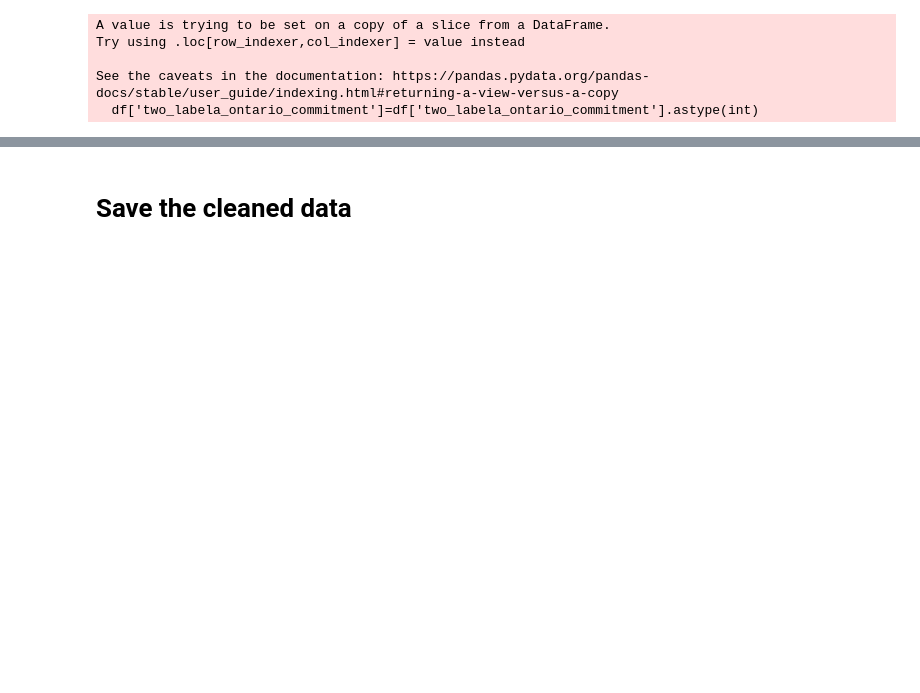
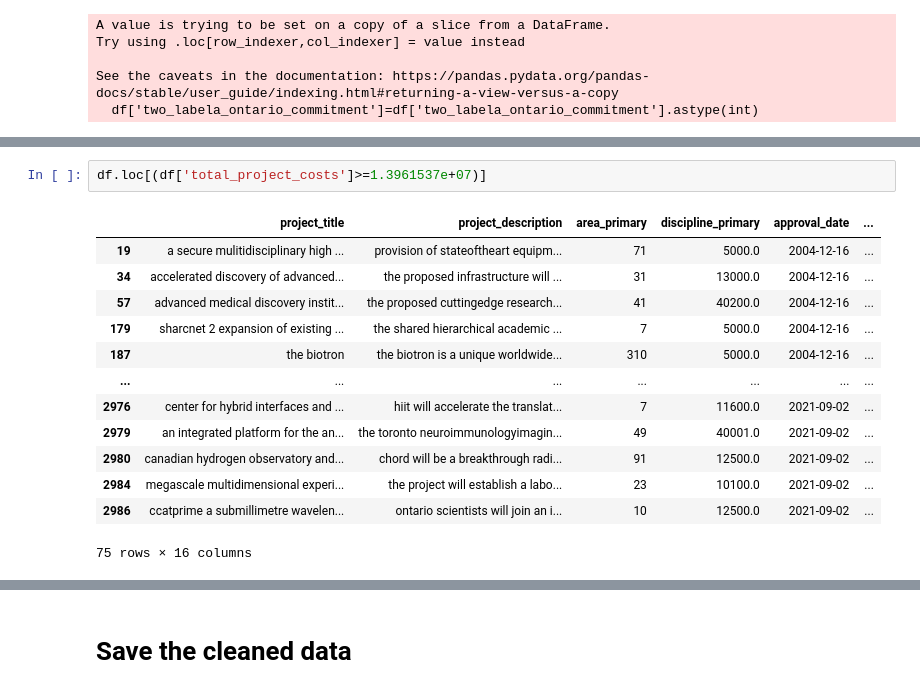
Before and after one commit to Amotagh/ORF, a Jupyter notebook: notebooks/1-data-cleaning.ipynb, the cells around one changed output, grey strips where cells are left out. Drawn from its saved outputs; the diff is of its cells as text; blank space fills up the shorter version.

```diff
--- a/notebooks/1-data-cleaning.ipynb
+++ b/notebooks/1-data-cleaning.ipynb
@@ -574,0 +625,16 @@ Name: two_labela_ontario_commitment, Length: 3134, dtype: int32
+# %%
+df.loc[(df['total_project_costs']>=1.3961537e+07)]
+# %% [output]
+|  | project_title | project_description | area_primary | discipline_primary | approval_date | ... |
+| 19 | a secure mulitidisciplinary high ... | provision of stateoftheart equipm... | 71 | 5000.0 | 2004-12-16 | ... |
+| 34 | accelerated discovery of advanced... | the proposed infrastructure will ... | 31 | 13000.0 | 2004-12-16 | ... |
+| 57 | advanced medical discovery instit... | the proposed cuttingedge research... | 41 | 40200.0 | 2004-12-16 | ... |
+| 179 | sharcnet 2 expansion of existing ... | the shared hierarchical academic ... | 7 | 5000.0 | 2004-12-16 | ... |
+| 187 | the biotron | the biotron is a unique worldwide... | 310 | 5000.0 | 2004-12-16 | ... |
+| ... | ... | ... | ... | ... | ... | ... |
+| 2976 | center for hybrid interfaces and ... | hiit will accelerate the translat... | 7 | 11600.0 | 2021-09-02 | ... |
+| 2979 | an integrated platform for the an... | the toronto neuroimmunologyimagin... | 49 | 40001.0 | 2021-09-02 | ... |
+| 2980 | canadian hydrogen observatory and... | chord will be a breakthrough radi... | 91 | 12500.0 | 2021-09-02 | ... |
+| 2984 | megascale multidimensional experi... | the project will establish a labo... | 23 | 10100.0 | 2021-09-02 | ... |
+| 2986 | ccatprime a submillimetre wavelen... | ontario scientists will join an i... | 10 | 12500.0 | 2021-09-02 | ... |
+75 rows × 16 columns
```
Also changed, not shown: parts of 8 cells of this notebook, 11 other files.
